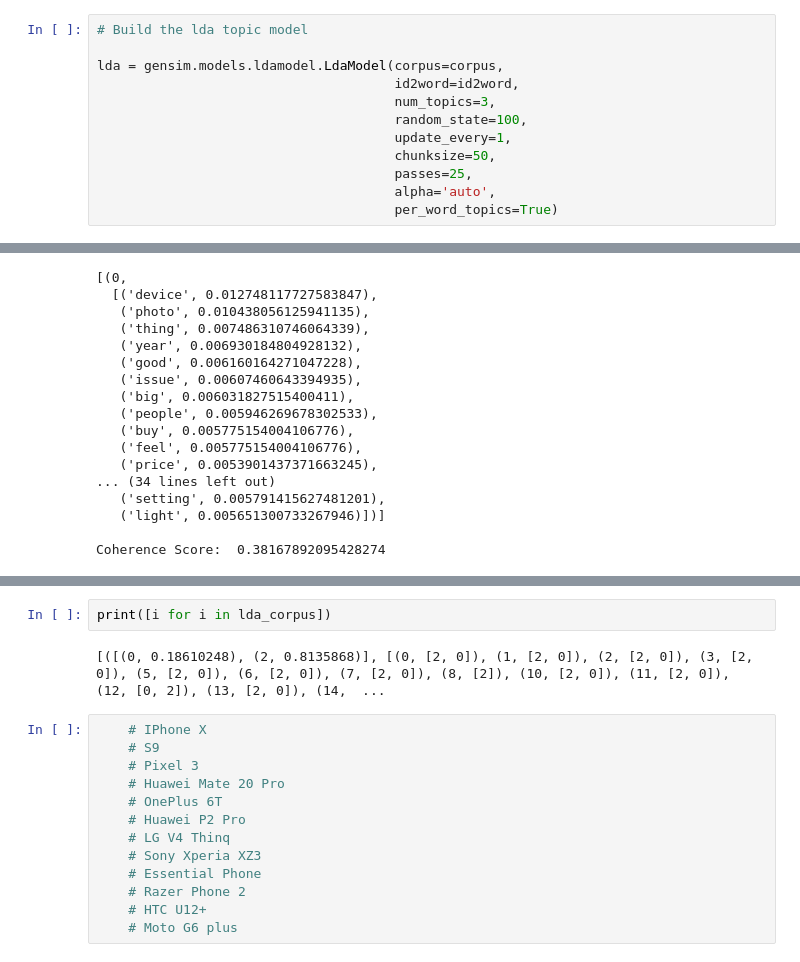
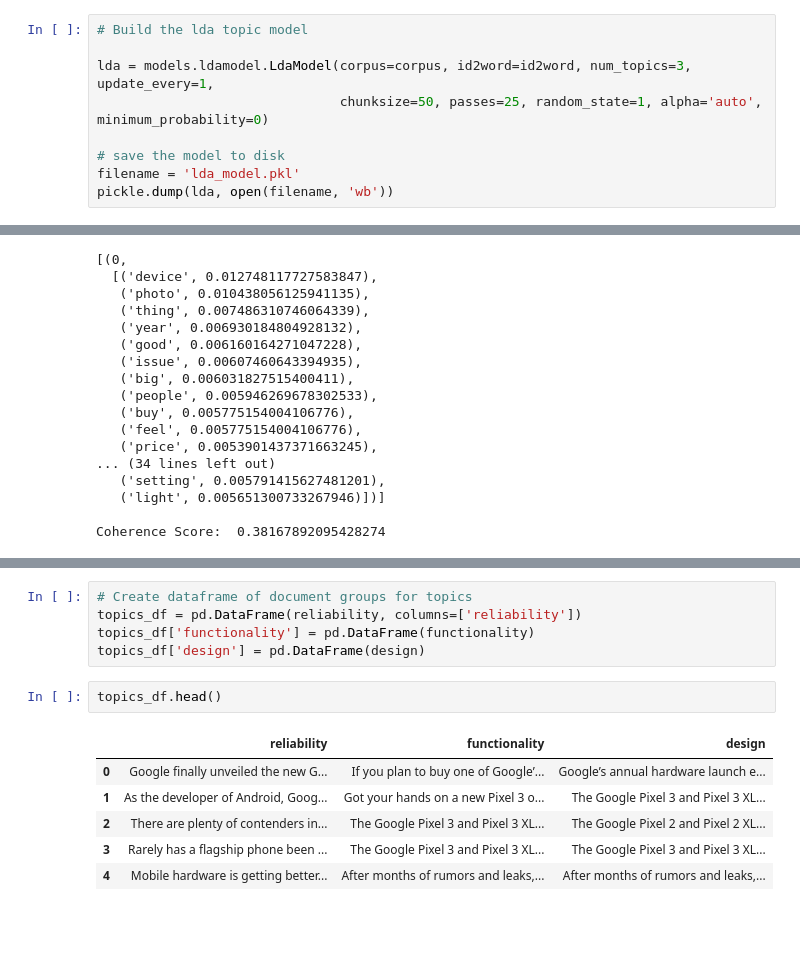
Before and after one commit to ayan1995/Thinkful, a Jupyter notebook: Bootcamp/Final Capstone Opinion Mining/opinion_mining/Notebook/Topic Modelling Working Set/Topic Modeling.ipynb, the cells around one changed output, grey strips where cells are left out. Saved outputs shown, nothing was run; the diff lists cells and outputs as text; blank space fills up the shorter version.

```diff
--- a/Bootcamp/Final Capstone Opinion Mining/opinion_mining/Notebook/Topic Modelling Working Set/Topic Modeling.ipynb
+++ b/Bootcamp/Final Capstone Opinion Mining/opinion_mining/Notebook/Topic Modelling Working Set/Topic Modeling.ipynb
@@ -276,15 +284,12 @@ print(corpus[:1])
 # %%
 # Build the lda topic model
 
-lda = gensim.models.ldamodel.LdaModel(corpus=corpus,
-                                      id2word=id2word,
-                                      num_topics=3,
-                                      random_state=100,
-                                      update_every=1,
-                                      chunksize=50,
-                                      passes=25,
-                                      alpha='auto',
-                                      per_word_topics=True)
+lda = models.ldamodel.LdaModel(corpus=corpus, id2word=id2word, num_topics=3, update_every=1,
+                               chunksize=50, passes=25, random_state=1, alpha='auto', minimum_probability=0)
+
+# save the model to disk
+filename = 'lda_model.pkl'
+pickle.dump(lda, open(filename, 'wb'))
 # %% [markdown]
 1. topic 0
     - camera, display, feature, megapixel, lens, screen, big, device
@@ -443,17 +435,14 @@ ValueError: too many values to unpack (expected 2)
-# %%
-print([i for i in lda_corpus])
-# %% [output]
-[([(0, 0.18610248), (2, 0.8135868)], [(0, [2, 0]), (1, [2, 0]), (2, [2, 0]), (3, [2, 0]), (5, [2, 0]), (6, [2, 0]), (7, [2, 0]), (8, [2]), (10, [2, 0]), (11, [2, 0]), (12, [0, 2]), (13, [2, 0]), (14,  ...
-# %%
-    # IPhone X
-    # S9
-    # Pixel 3
-    # Huawei Mate 20 Pro
-    # OnePlus 6T
-    # Huawei P2 Pro
-    # LG V4 Thinq
-    # Sony Xperia XZ3
-    # Essential Phone
-    # Razer Phone 2
-    # HTC U12+
-    # Moto G6 plus
+# %%
+# Create dataframe of document groups for topics
+topics_df = pd.DataFrame(reliability, columns=['reliability'])
+topics_df['functionality'] = pd.DataFrame(functionality)
+topics_df['design'] = pd.DataFrame(design)
+# %%
+topics_df.head()
+# %% [output]
+|  | reliability | functionality | design |
+| 0 | Google finally unveiled the new G... | If you plan to buy one of Google’... | Google’s annual hardware launch e... |
+| 1 | As the developer of Android, Goog... | Got your hands on a new Pixel 3 o... | The Google Pixel 3 and Pixel 3 XL... |
+| 2 | There are plenty of contenders in... | The Google Pixel 3 and Pixel 3 XL... | The Google Pixel 2 and Pixel 2 XL... |
+| 3 | Rarely has a flagship phone been ... | The Google Pixel 3 and Pixel 3 XL... | The Google Pixel 3 and Pixel 3 XL... |
+| 4 | Mobile hardware is getting better... | After months of rumors and leaks,... | After months of rumors and leaks,... |
```
Also changed, not shown: parts of 18 cells of this notebook, 9 other files.
